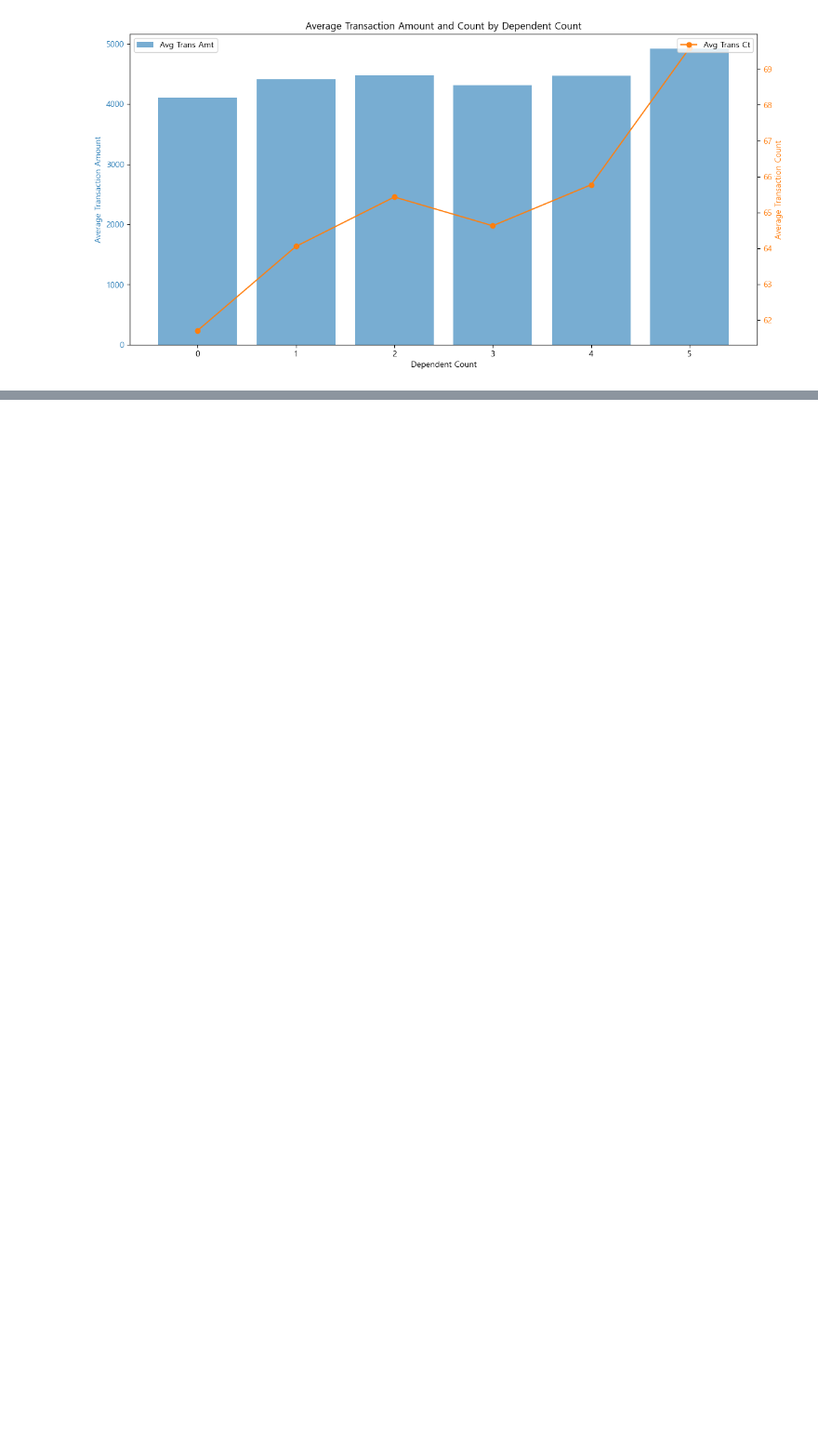
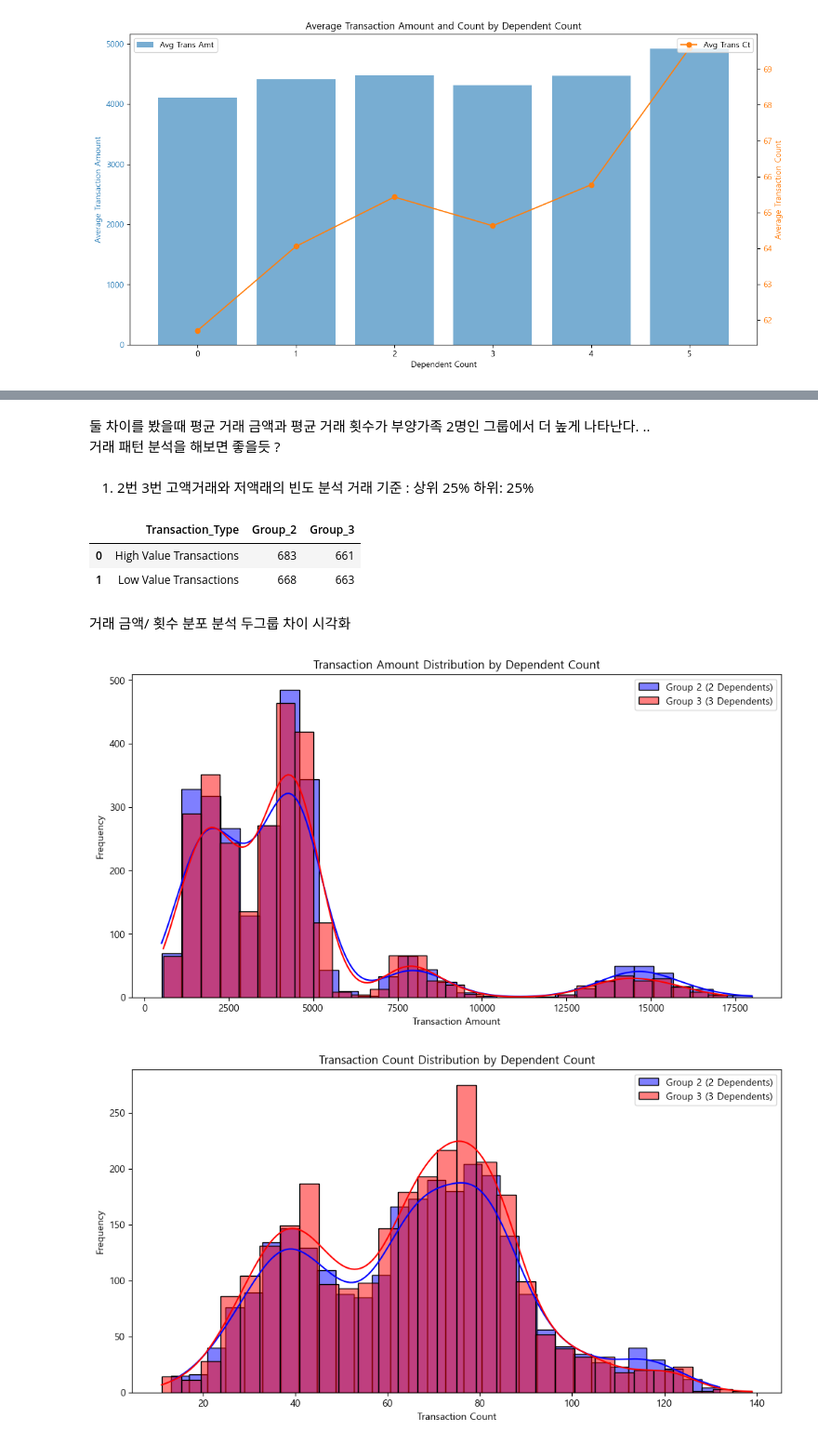
Before and after one commit to myhappydays/Programmers-Data-Analysis-2nd, a Jupyter notebook: heeryeong/bank.ipynb, the cells around one changed output, grey strips where cells are left out. Shown at 93% size. Cells and saved outputs as stored; diff of their text form; code cells hidden in the pictures; blank space fills up the shorter version.

```diff
--- a/heeryeong/bank.ipynb
+++ b/heeryeong/bank.ipynb
@@ -1390,3 +1391,61 @@ plt.show()
 4. 부양가족 수별 평균 거래금액과 거래횟수
 -파란색 막대는 각 부양가족 수별 평균 거래 금액이며 주황색 선 그래프는 평균 거래 횟수.
 - 부양가족 수가 많을 수록 평균 거래 금액과 거래 횟수가 증가하는 경향을 보인다 .
+# %% [markdown]
+둘 차이를 봤을때 평균 거래 금액과 평균 거래 횟수가 부양가족 2명인 그룹에서 더 높게 나타난다. .. \
+거래 패턴 분석을 해보면 좋을듯 ?
+# %% [markdown]
+1. 2번 3번 고액거래와 저액래의 빈도 분석
+거래 기준 : 상위 25%  하위: 25%
+# %%
+group_2 = data[data['Dependent_count'] == 2]
+group_3 = data[data['Dependent_count'] == 3]
+
+# 고액 거래와 저액 거래의 기준 설정 (상위 25%와 하위 25%)
+high_value_threshold = data['Total_Trans_Amt'].quantile(0.75)
+low_value_threshold = data['Total_Trans_Amt'].quantile(0.25)
+
+# 고액 거래와 저액 거래 빈도 계산
+group_2_high_value = group_2[group_2['Total_Trans_Amt'] > high_value_threshold].shape[0]
+group_2_low_value = group_2[group_2['Total_Trans_Amt'] < low_value_threshold].shape[0]
+group_3_high_value = group_3[group_3['Total_Trans_Amt'] > high_value_threshold].shape[0]
+group_3_low_value = group_3[group_3['Total_Trans_Amt'] < low_value_threshold].shape[0]
+
+# 결과를 데이터프레임으로 정리
+transaction_pattern = pd.DataFrame({
+    'Transaction_Type': ['High Value Transactions', 'Low Value Transactions'],
+    'Group_2': [group_2_high_value, group_2_low_value],
+    'Group_3': [group_3_high_value, group_3_low_value]
+})
+
+
+transaction_pattern
+# %% [output]
+|  | Transaction_Type | Group_2 | Group_3 |
+| 0 | High Value Transactions | 683 | 661 |
+| 1 | Low Value Transactions | 668 | 663 |
+# %% [markdown]
+거래 금액/ 횟수 분포 분석 두그룹 차이 시각화
+# %%
+# 거래 금액 분포 시각화
+plt.figure(figsize=(12, 6))
+sns.histplot(group_2['Total_Trans_Amt'], kde=True, color='blue', label='Group 2 (2 Dependents)', bins=30)
+sns.histplot(group_3['Total_Trans_Amt'], kde=True, color='red', label='Group 3 (3 Dependents)', bins=30)
+plt.title('Transaction Amount Distribution by Dependent Count')
+plt.xlabel('Transaction Amount')
+plt.ylabel('Frequency')
+plt.legend()
+plt.show()
+
+# 거래 횟수 분포 시각화
+plt.figure(figsize=(12, 6))
+sns.histplot(group_2['Total_Trans_Ct'], kde=True, color='blue', label='Group 2 (2 Dependents)', bins=30)
+sns.histplot(group_3['Total_Trans_Ct'], kde=True, color='red', label='Group 3 (3 Dependents)', bins=30)
+plt.title('Transaction Count Distribution by Dependent Count')
+plt.xlabel('Transaction Count')
+plt.ylabel('Frequency')
+plt.legend()
+plt.show()
+# %% [output]
+[figure, added]
+[figure, added]
```
Also changed, not shown: parts of 3 cells of this notebook.
